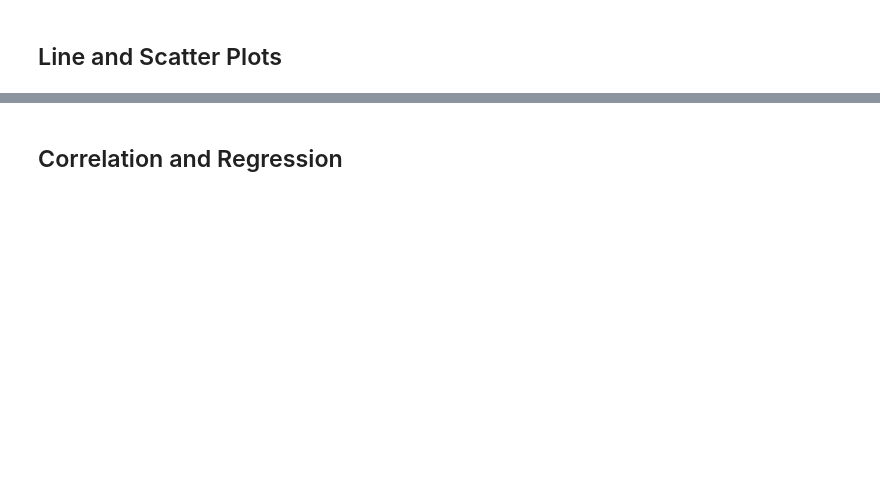
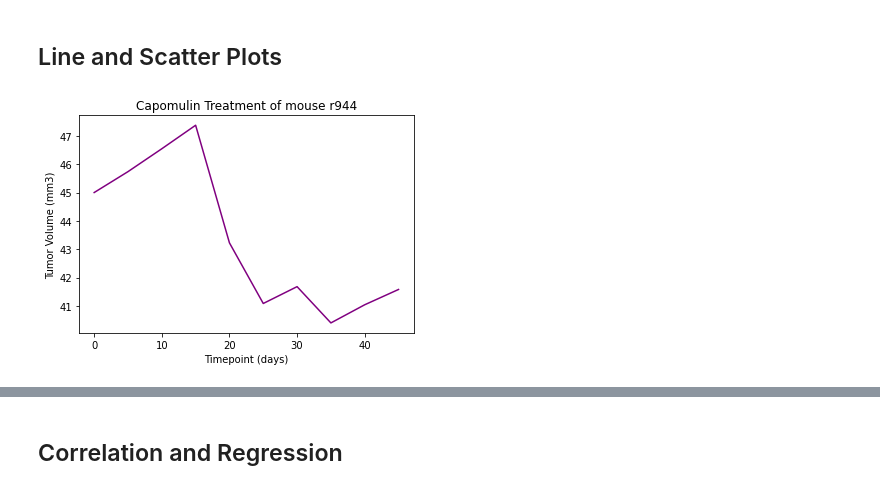
Before and after one commit to rhisehl/Cancer-Research-Report, a Jupyter notebook: pymaceuticals_analysis.ipynb, the cells around one changed output, grey strips where cells are left out. Cells and saved outputs as stored; diff of their text form; code cells hidden in the pictures; blank space fills up the shorter version.

```diff
--- a/pymaceuticals_analysis.ipynb
+++ b/pymaceuticals_analysis.ipynb
@@ -248,3 +275,12 @@ cef_iqr = cef_upq - cef_lowq
 ## Line and Scatter Plots
 # %%
 # Generate a line plot of tumor volume vs. time point for a mouse treated with Capomulin
+r944_df = clean_study_df.loc[clean_study_df["Mouse ID"] == "r944",:]
+fig2,ax2 = plt.subplots()
+ax2.set_title("Capomulin Treatment of mouse r944")
+ax2.set_xlabel("Timepoint (days)")
+ax2.set_ylabel("Tumor Volume (mm3)")
+ax2.plot(r944_df["Timepoint"],r944_df["Tumor Volume (mm3)"],color="purple")
+plt.show()
+# %% [output]
+[figure, added]
```
Also changed, not shown: parts of 18 cells of this notebook.
